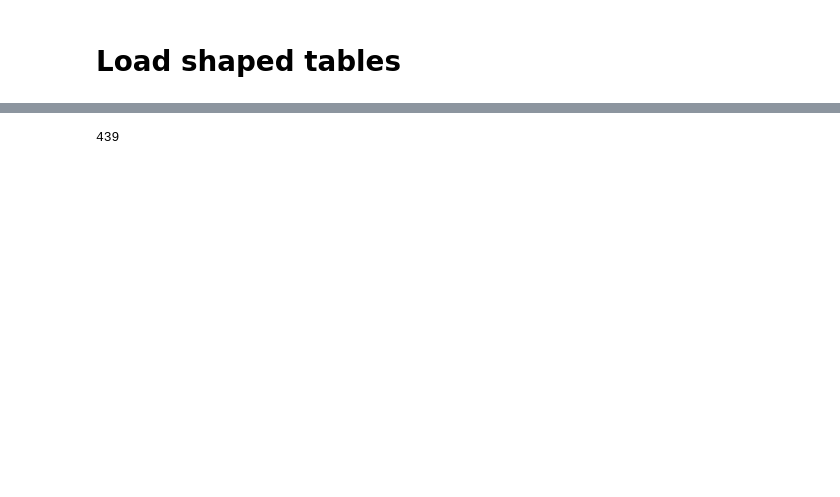
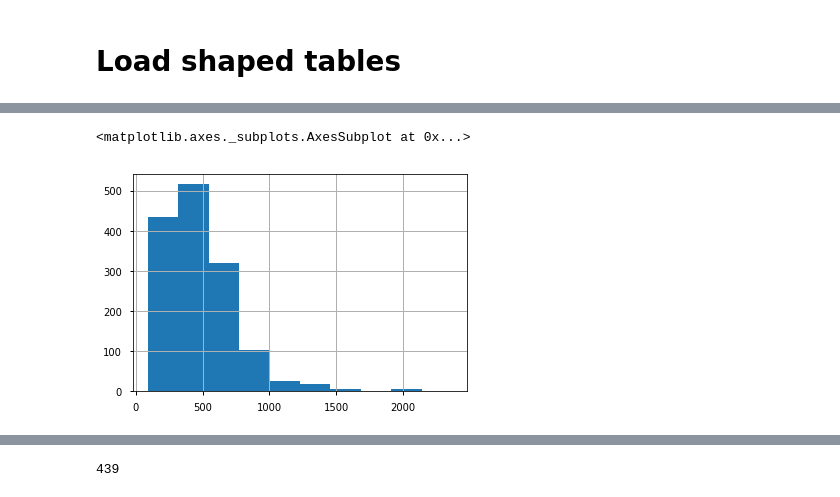
Before and after one commit to chrisluedtke/CityYear-ACM-Analysis, a Jupyter notebook: Analysis.ipynb, the cells around one changed output, grey strips where cells are left out. Cells and saved outputs as stored; diff of their text form; code cells hidden in the pictures; blank space fills up the shorter version.

```diff
--- a/Analysis.ipynb
+++ b/Analysis.ipynb
@@ -46,0 +120,5 @@ impact_df = assmt_df.merge(tut_time_df, on='Key')
+# %%
+impact_df['ToT_sum'].hist()
+# %% [output]
+<matplotlib.axes._subplots.AxesSubplot at 0x...>
+[figure, added]
```
Also changed, not shown: parts of 55 cells of this notebook.
